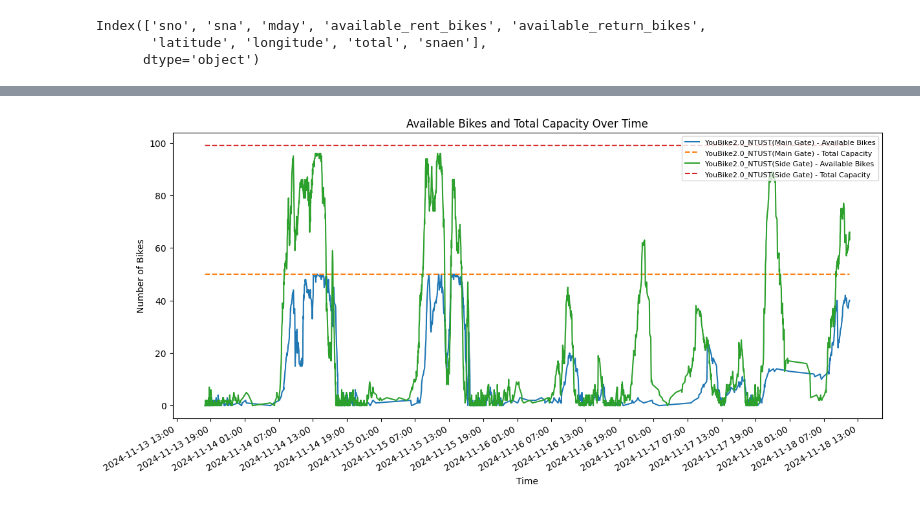
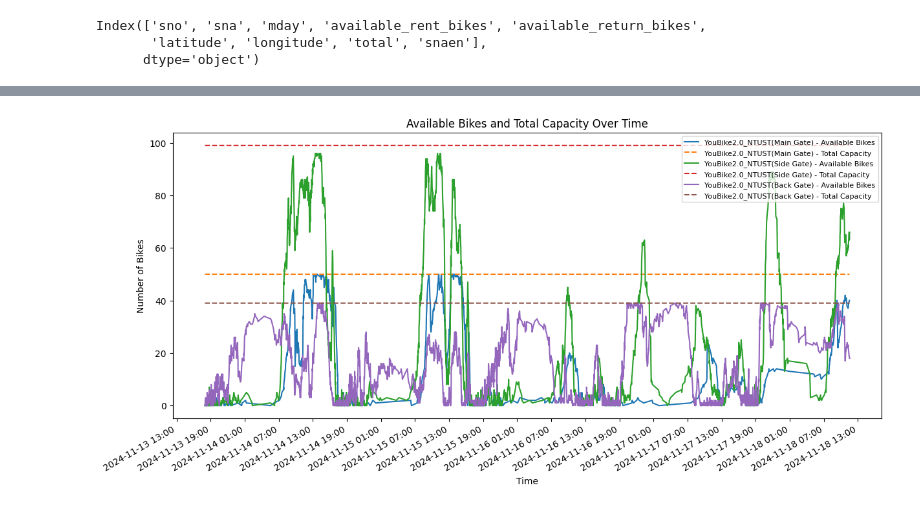
Before and after one commit to mojoee/YouBikeLive, a Jupyter notebook: src/visualizingData.ipynb, the cells around one changed output, grey strips where cells are left out. Cells and saved outputs as stored; diff of their text form; code cells hidden in the pictures.

```diff
--- a/src/visualizingData.ipynb
+++ b/src/visualizingData.ipynb
@@ -139,4 +143,4 @@ plot_available_bikes(df, station_ids=['500101024', '500101025'])
 # %%
-plot_available_bikes_with_total(df, station_ids=['500101024', '500101025'])
+plot_available_bikes_with_total(df, station_ids=['500101024', '500101025', '500101027'])
 # %% [output]
-[figure, old version]
+[figure, new version]
```
Also changed, not shown: parts of 5 cells of this notebook, 2 other files.
